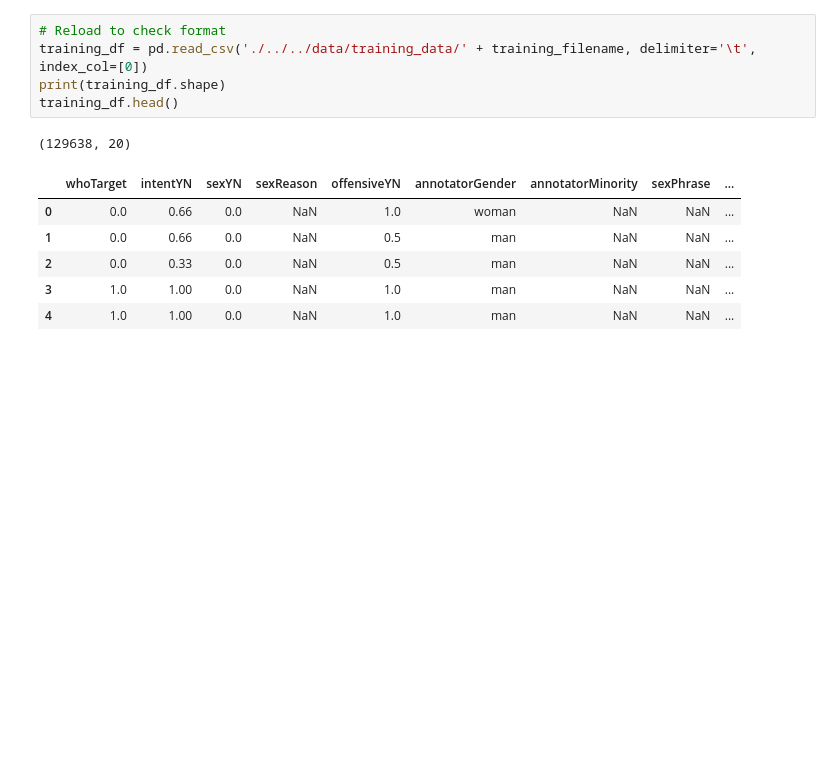
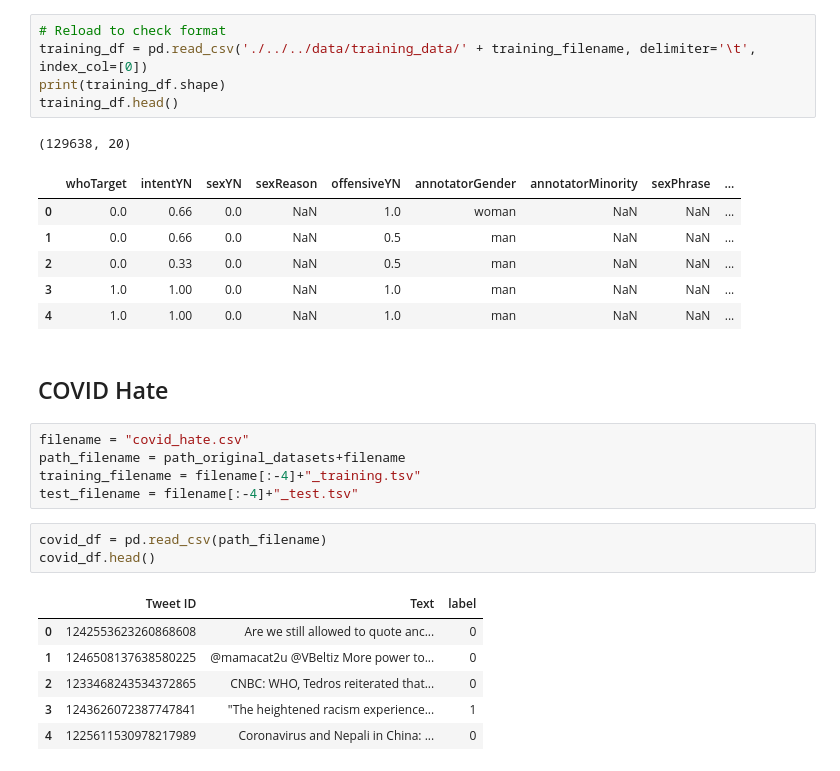
Before and after one commit to richouzo/cs6471-project, a Jupyter notebook: src/utils/preprocess_datasets.ipynb, the cells around one changed output. Saved outputs shown, nothing was run; the diff lists cells and outputs as text; blank space fills up the shorter version.

Commit message:
initial train-test split

```diff
--- a/src/utils/preprocess_datasets.ipynb
+++ b/src/utils/preprocess_datasets.ipynb
@@ -148,3 +148,20 @@ training_df.head()
 | 2 | 0.0 | 0.33 | 0.0 | NaN | 0.5 | man | NaN | NaN | ... |
 | 3 | 1.0 | 1.00 | 0.0 | NaN | 1.0 | man | NaN | NaN | ... |
 | 4 | 1.0 | 1.00 | 0.0 | NaN | 1.0 | man | NaN | NaN | ... |
+# %% [markdown]
+## COVID Hate
+# %%
+filename = "covid_hate.csv"
+path_filename = path_original_datasets+filename
+training_filename = filename[:-4]+"_training.tsv"
+test_filename = filename[:-4]+"_test.tsv"
+# %%
+covid_df = pd.read_csv(path_filename)
+covid_df.head()
+# %% [output]
+|  | Tweet ID | Text | label |
+| 0 | 1242553623260868608 | Are we still allowed to quote anc... | 0 |
+| 1 | 1246508137638580225 | @mamacat2u @VBeltiz More power to... | 0 |
+| 2 | 1233468243534372865 | CNBC: WHO, Tedros reiterated that... | 0 |
+| 3 | 1243626072387747841 | "The heightened racism experience... | 1 |
+| 4 | 1225611530978217989 | Coronavirus and Nepali in China: ... | 0 |
```
Also changed, not shown: parts of 5 cells of this notebook, 4 other files.
